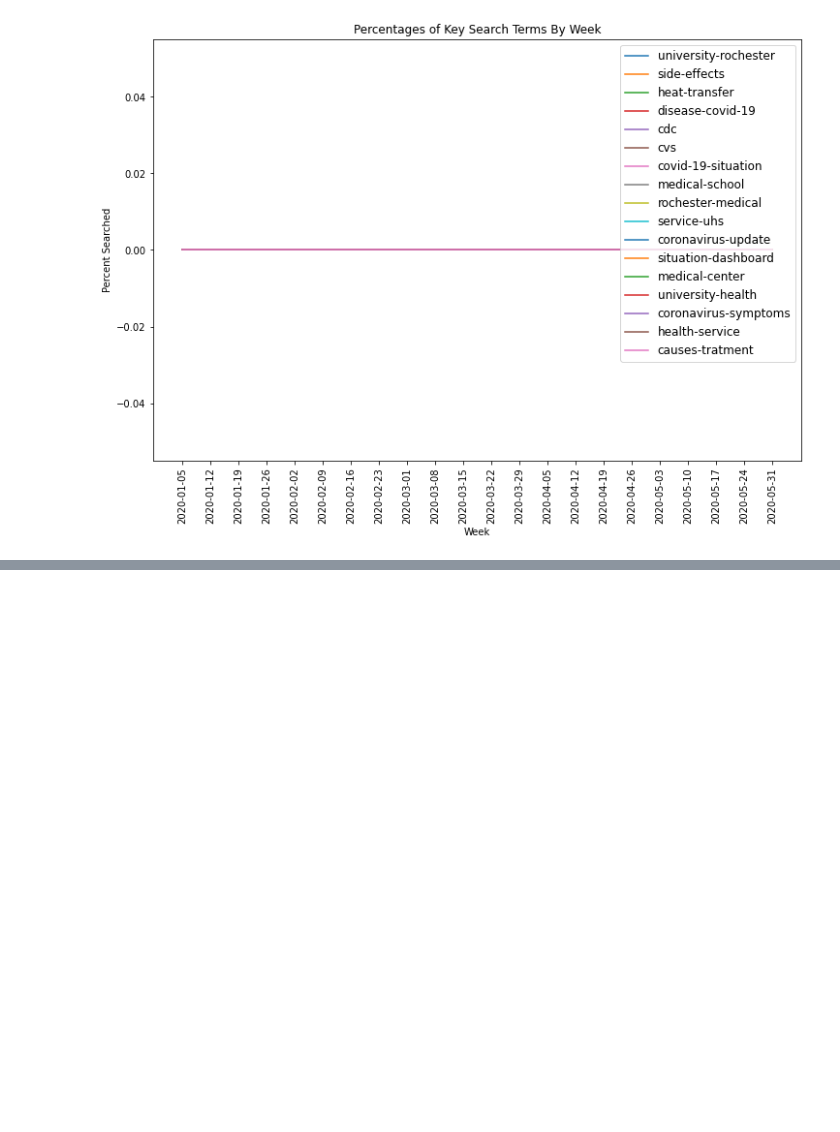
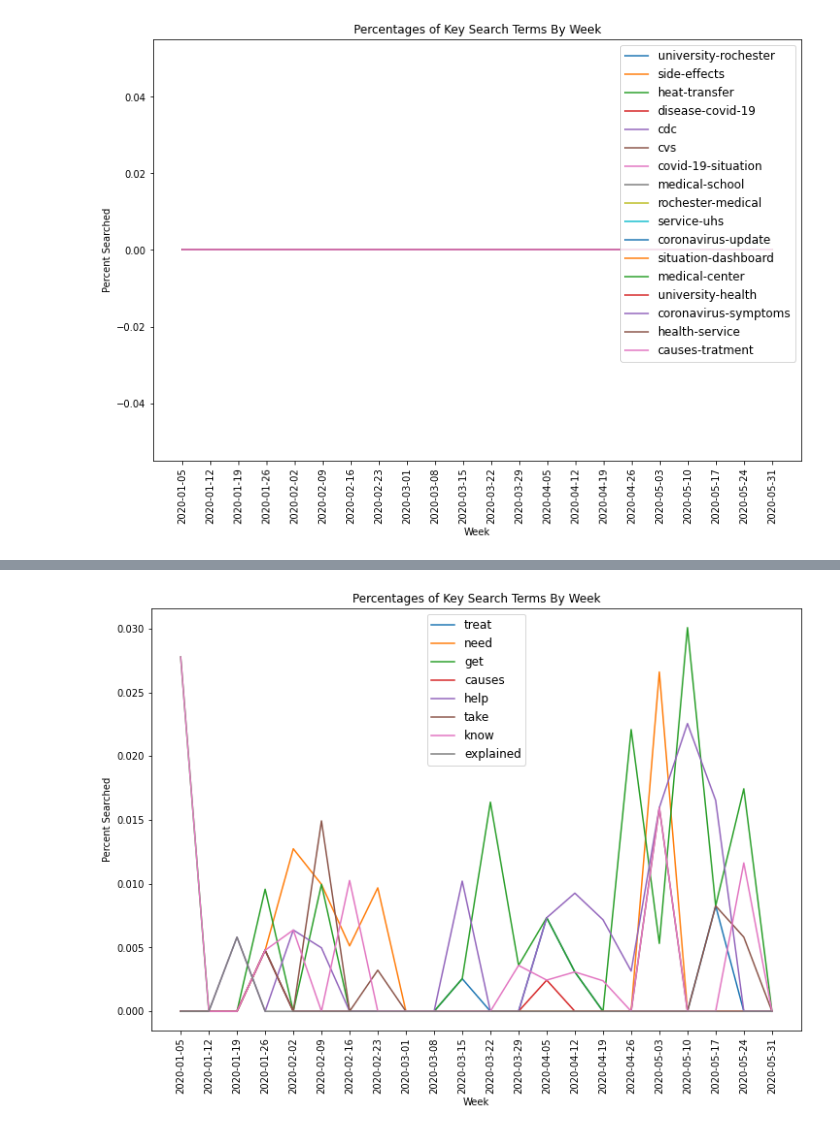
Before and after one commit to azaman13/covid19, a Jupyter notebook: healthQueries.ipynb, the cells around one changed output, grey strips where cells are left out. Saved outputs shown, nothing was run; the diff lists cells and outputs as text; code cells hidden in the pictures; blank space fills up the shorter version.

```diff
--- a/healthQueries.ipynb
+++ b/healthQueries.ipynb
@@ -113,11 +113,12 @@ tokenize(df_health)
 get_nouns()
 get_adj()
 get_verbs()
-bigram(noun_list)
-print(bigrm)
-bigram_list =[]
-for i in bigrm:
-    bigram_list.append(i)
+print(verb_list)
+# bigram(noun_list)
+# print(bigrm)
+# bigram_list =[]
+# for i in bigrm:
+#     bigram_list.append(i)
 
-bigram_list
+# bigram_list
 # %% [output]
@@ -336,0 +525,77 @@ Text(0.5, 1.0, 'Percentages of Key Search Terms By Week')
+# %%
+df['datetime']= pd.to_datetime(df['datetime'])
+d_verb = {
+    'treat': 0,
+    'need': 1,
+    'get': 2,
+    'causes': 3,
+    'help': 4,
+    'take': 5,
+    'know': 6,
+    'explained': 7
+}
+
+d_verb_2 = {
+    0: 'treat',
+    1: 'need',
+    2: 'get',
+    3: 'causes',
+    4: 'help',
+    5: 'take',
+    6: 'know',
+    7: 'explained'
+}
+
+history = []
+weekly_totals = []
+labels = []
+for week, wdf in df.set_index('datetime').groupby(pd.Grouper(freq='W')):
+    if len(wdf) >0:
+        wdist = [0 for i in range(8)]
+        week_label = str(week).split(' ')[0]
+        labels.append(week_label)
+        weekly_totals.append(len(wdf))
+#         print(week_label, len(wdf))
+        weekly_queries = [str(q).lower() for q in wdf['query'].values.tolist()]
+        for q in weekly_queries:
+            if 'treat' in q:
+                wdist[d_verb['treat']]+=1
+            if 'need' in q:
+                wdist[d_verb['need']]+=1
+            if 'get' in q:
+                wdist[d_verb['get']]+=1
+            if 'causes' in q:
+                wdist[d_verb['causes']]+=1
+            if 'help' in q:
+                wdist[d_verb['help']]+=1
+            if 'take' in q:
+                wdist[d_verb['take']]+=1
+            if 'know' in q:
+                wdist[d_verb['know']]+=1
+            if 'explained' in q:
+                wdist[d_verb['explained']]+=1
+        history.append(wdist)
+# print(weekly_totals)
+history = np.array(history)
+# print(history)
+norm_hist = np.zeros((len(history), len(history[0])))
+for i in range(len(history)):
+    factor = weekly_totals[i]
+    for j in range(len(history[0])):
+        norm_hist[i][j] = float(history[i][j])/float(factor)
+#         print(i,j,norm_hist[i][j],factor)
+
+
+# print(history)
+plt.figure(figsize=(12, 8))
+for col in range(history.shape[1]):
+    name = d_verb_2[col]
+    y = norm_hist[:,col]
+    plt.plot(range(len(y)),y,label=name)
+
+plt.xticks(range(len(labels)),labels, rotation=90)
+plt.legend(fontsize = 12)
+plt.xlabel('Week')
+plt.ylabel('Percent Searched')
+plt.title("Percentages of Key Search Terms By Week")
+# %% [output]
@@ -336,0 +603 @@ Text(0.5, 1.0, 'Percentages of Key Search Terms By Week')
+[figure, added]
```
Also changed, not shown: parts of 5 cells of this notebook.
